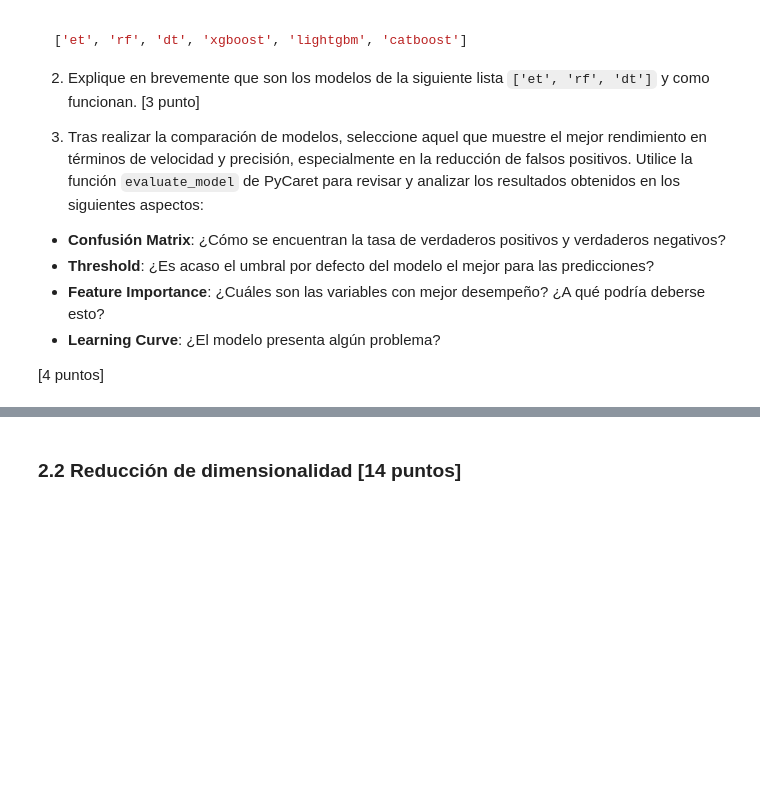
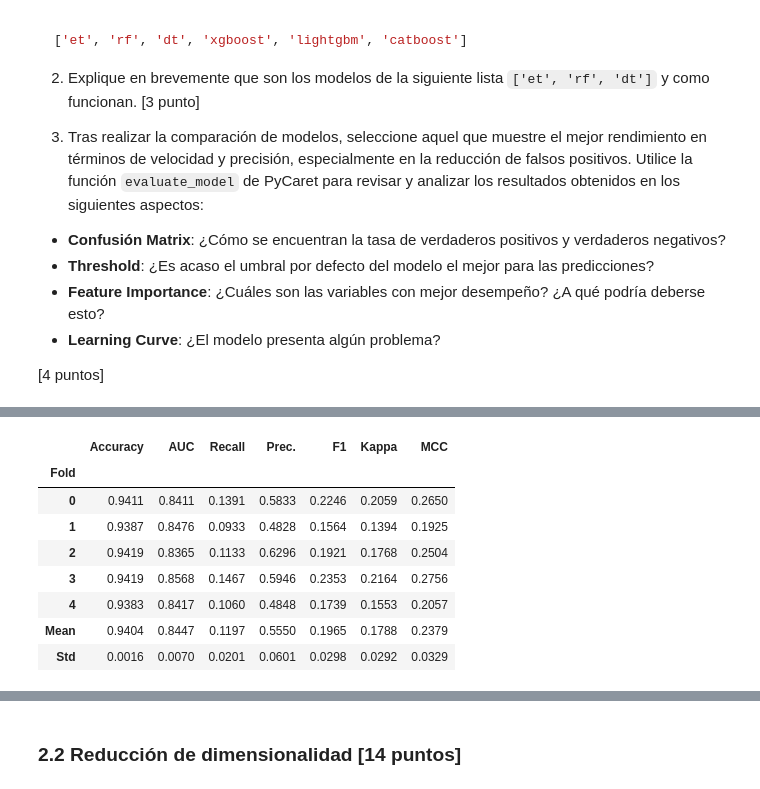
Before and after one commit to maxfloresv/MDS7202, a Jupyter notebook: lab_5/enunciado.ipynb, the cells around one changed output, grey strips where cells are left out. Drawn from its saved outputs; the diff is of its cells as text; code cells hidden in the pictures; blank space fills up the shorter version.

Commit message:
feat(lab-5): train all tree models

```diff
--- a/lab_5/enunciado.ipynb
+++ b/lab_5/enunciado.ipynb
@@ -596,0 +593,84 @@ os.environ["PYCARET_CUSTOM_LOGGING_LEVEL"] = "CRITICAL"
+# %%
+from pycaret.classification import *
+import os
+import gc
+import time
+
+os.environ["PYCARET_CUSTOM_LOGGING_LEVEL"] = "CRITICAL"
+
+ct = create_column_transformer(
+  onehot_columns=list(
+    filter(
+      lambda x: x != 'National_Position', onehot_columns
+    )
+  )
+)
+
+df = df_players.drop(columns=['National_Position', 'label'])
+df = pd.DataFrame(
+  ct.fit_transform(df),
+  columns=ct.get_feature_names_out()
+)
+df['label'] = df_players['label'].values
+
+def train_evaluate_model(model_name: str) -> None:
+  """
+  Train and evaluate a tree classification model using PyCaret, optimizing Precision metric.
+  If the tuned model already exists, the function won't retrain it.
+
+  Parameters
+  ----------
+  model_name : str
+    The name of the model to be trained. Supported models for this function are:
+    'dt' (Decision Tree), 'rf' (Random Forest), 'et' (Extra Trees),
+    'gbc' (Gradient Boosting Classifier), 'xgboost' (XGBoost),
+    'lightgbm' (LightGBM) and 'catboost' (CatBoost).
+  """
+  if os.path.exists(f'models/tuned_{model_name}.pkl'):
+    print(f"Model tuned_{model_name} already exists. Skipping training.")
+    return
+
+  clf = setup(
+    data=df,
+    target='label',
+    session_id=42,
+    fold=5
+  )
+
+  start = time.time()
+  if model_name == 'xgboost':
+    model = create_model(
+      model_name,
+      tree_method='gpu_hist',
+      predictor='gpu_predictor'
+    )
+  elif model_name == 'catboost':
+    model = create_model(
+      model_name,
+      task_type='GPU'
+    )
+  else:
+    model = create_model(model_name)
+  tuned_model = tune_model(model, n_iter=5, optimize='Precision')
+  end = time.time()
+  print(f"Training and tuning {model_name} took {end - start:.2f} seconds.")
+  save_model(tuned_model, f'models/tuned_{model_name}')
+
+  metrics = pull()
+  metrics.to_excel(f"models/metrics/{model_name}.xlsx", index=False)
+
+  del model, tuned_model, metrics, clf
+  gc.collect()
+
+model_list = [
+  'dt',
+  'rf',
+  'et',
+  'xgboost',
+  'lightgbm',
+  'catboost'
+]
+
+for model in model_list:
+  train_evaluate_model(model)
+# %% [output]
@@ -596,0 +700,9 @@ os.environ["PYCARET_CUSTOM_LOGGING_LEVEL"] = "CRITICAL"
+|  | Accuracy | AUC | Recall | Prec. | F1 | Kappa | MCC |
+| Fold |  |  |  |  |  |  |  |
+| 0 | 0.9411 | 0.8411 | 0.1391 | 0.5833 | 0.2246 | 0.2059 | 0.2650 |
+| 1 | 0.9387 | 0.8476 | 0.0933 | 0.4828 | 0.1564 | 0.1394 | 0.1925 |
+| 2 | 0.9419 | 0.8365 | 0.1133 | 0.6296 | 0.1921 | 0.1768 | 0.2504 |
+| 3 | 0.9419 | 0.8568 | 0.1467 | 0.5946 | 0.2353 | 0.2164 | 0.2756 |
+| 4 | 0.9383 | 0.8417 | 0.1060 | 0.4848 | 0.1739 | 0.1553 | 0.2057 |
+| Mean | 0.9404 | 0.8447 | 0.1197 | 0.5550 | 0.1965 | 0.1788 | 0.2379 |
+| Std | 0.0016 | 0.0070 | 0.0201 | 0.0601 | 0.0298 | 0.0292 | 0.0329 |
```
Also changed, not shown: parts of 5 cells of this notebook, 16 other files.
